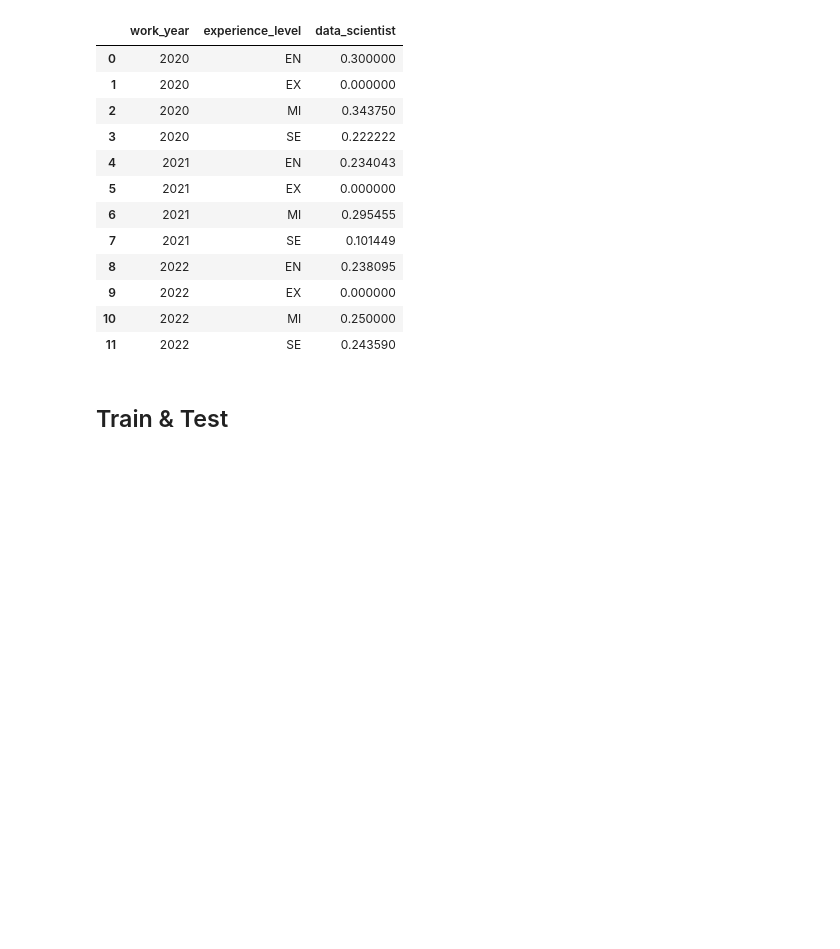
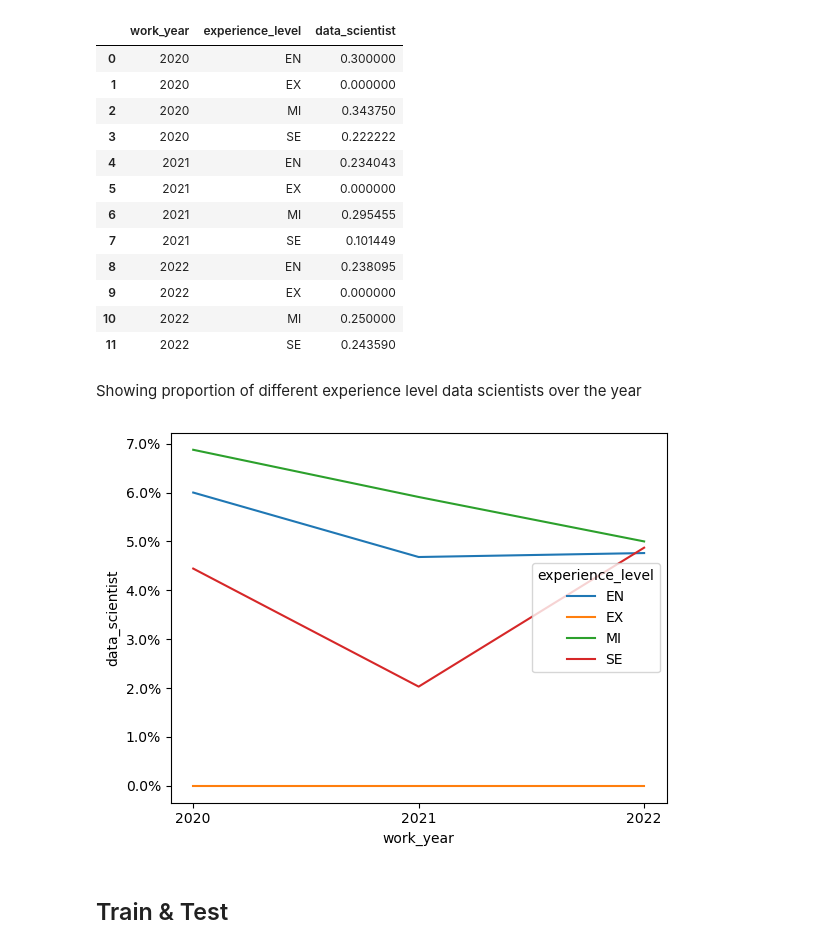
Before and after one commit to sha2992/DataProject, a Jupyter notebook: data-science-jobs-salary-insights.ipynb, the cells around one changed output. Cells and saved outputs as stored; diff of their text form; code cells hidden in the pictures; blank space fills up the shorter version.

Commit message:
Kaggle Notebook | Data Science Jobs' Salary Insights | Version 10

```diff
--- a/data-science-jobs-salary-insights.ipynb
+++ b/data-science-jobs-salary-insights.ipynb
@@ -254,6 +254,15 @@ prop_data_scientist_category
 | 9 | 2022 | EX | 0.000000 |
 | 10 | 2022 | MI | 0.250000 |
 | 11 | 2022 | SE | 0.243590 |
+# %% [markdown]
+Showing proportion of different experience level data scientists over the year
+# %%
+ax=sns.lineplot(x='work_year',y='data_scientist',data=prop_data_scientist_category, hue='experience_level')
+from matplotlib.ticker import PercentFormatter
+
+ax.yaxis.set_major_formatter(PercentFormatter(5.0))
+# %% [output]
+[figure, added]
 # %% [markdown]
 ## Train & Test
 # %%
```
Also changed, not shown: parts of 1 cell of this notebook.
